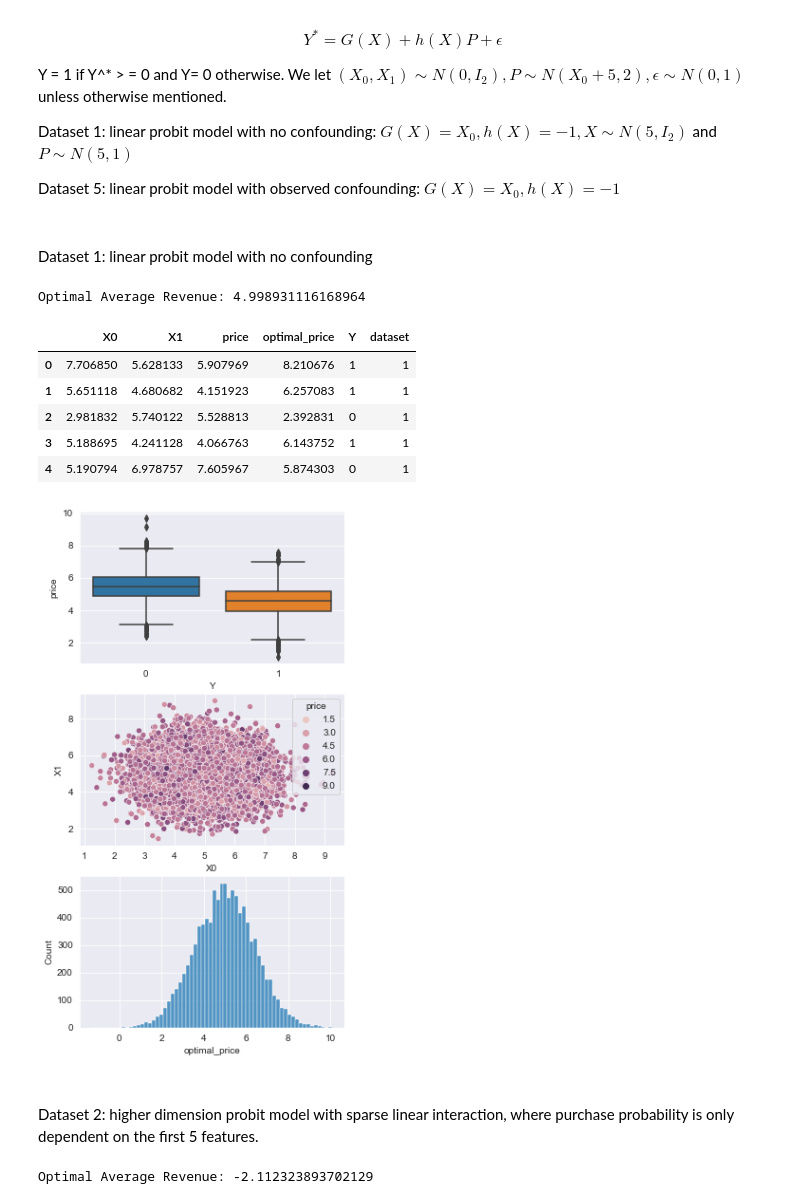
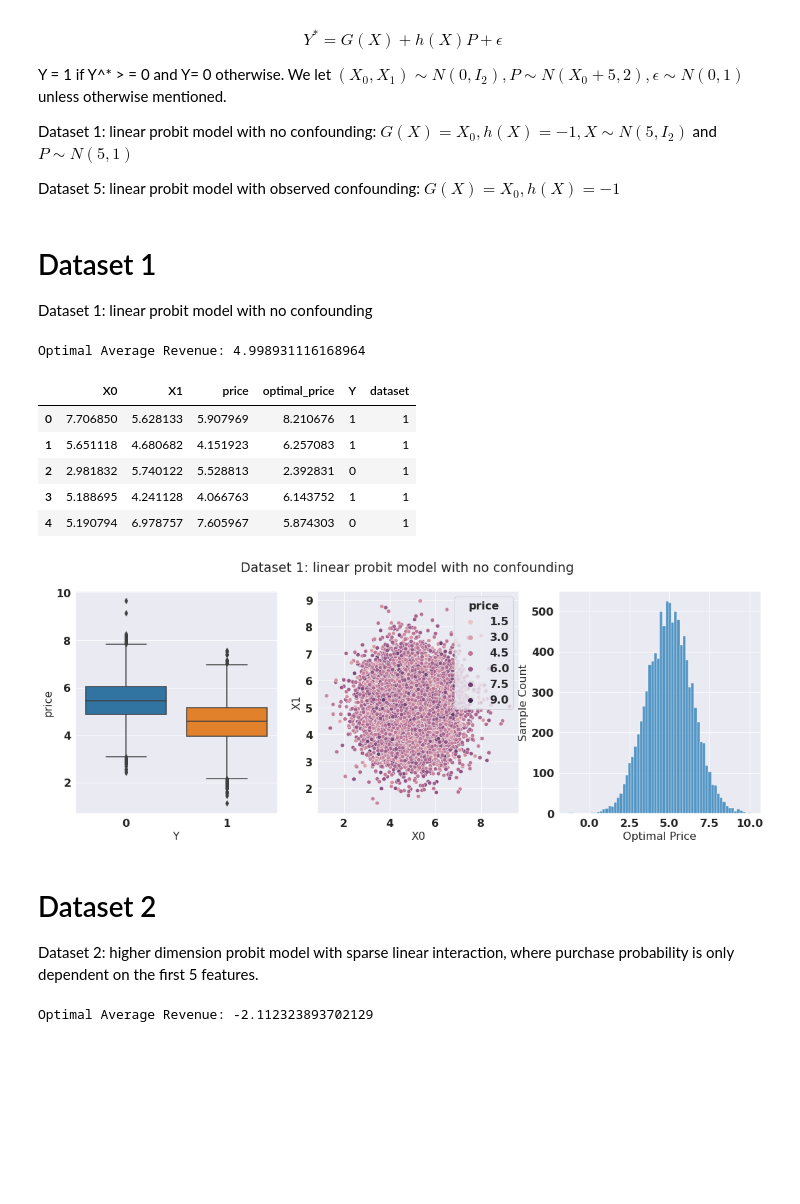
Before and after one commit to lentin26/Student-Prescription-Tree, a Jupyter notebook: lightGBM.ipynb, the cells around one changed output. Cells and saved outputs as stored; diff of their text form; code cells hidden in the pictures; blank space fills up the shorter version.

Commit message:
updated plots[

```diff
--- a/lightGBM.ipynb
+++ b/lightGBM.ipynb
@@ -495,7 +495,7 @@ sns.set_style('darkgrid')
 # sample size
 n = 10000
 # %% [markdown]
-#
+# Dataset 1
 Dataset 1: linear probit model with no confounding
 # %%
 def model_1():
@@ -531,37 +531,49 @@ def model_1():
         X0, X1, P, Y_star, optimal_price = generate_model_1()
         results['X0'].append(X0)
         results['X1'].append(X1)
         results['price'].append(P)
         results['optimal_price'].append(optimal_price)
         results['Y'].append(int(Y_star > 0))
 
     results = pd.DataFrame(results)
 
     # get header
     results['dataset'] = 1
     return results
 
 # visualize results
 results = model_1()
 
-fig, ax = plt.subplots(3, figsize=(5, 10))
+# set model params
+font = {'family' : 'normal',
+        'weight' : 'bold',
+        'size'   : 16}
+
+import matplotlib
+matplotlib.rc('font', **font)
+
+fig, ax = plt.subplots(1, 3, figsize=(18, 6))
 sns.boxplot(data=results, x='Y', y='price', ax = ax[0])
 sns.scatterplot(data=results, x='X0', y='X1', hue='price', ax=ax[1])
 sns.histplot(data=results, x='optimal_price', ax=ax[2])
+plt.suptitle("Dataset 1: linear probit model with no confounding")
 
+
+ax[2].set_ylabel("Sample Count")
+ax[2].set_xlabel("Optimal Price")
 print('Optimal Average Revenue:', results.optimal_price.sum()/len(results))
 results.head()
 # %% [output]
 Optimal Average Revenue: 4.998931116168964
 |  | X0 | X1 | price | optimal_price | Y | dataset |
 | 0 | 7.706850 | 5.628133 | 5.907969 | 8.210676 | 1 | 1 |
 | 1 | 5.651118 | 4.680682 | 4.151923 | 6.257083 | 1 | 1 |
 | 2 | 2.981832 | 5.740122 | 5.528813 | 2.392831 | 0 | 1 |
 | 3 | 5.188695 | 4.241128 | 4.066763 | 6.143752 | 1 | 1 |
 | 4 | 5.190794 | 6.978757 | 7.605967 | 5.874303 | 0 | 1 |
-[figure, old version]
+[figure, new version]
 # %% [markdown]
-#
+# Dataset 2
 Dataset 2: higher dimension probit model with sparse linear interaction, where purchase probability is only dependent on the first 5 features.
 # %%
 def model_2():
```
Also changed, not shown: parts of 8 cells of this notebook.
